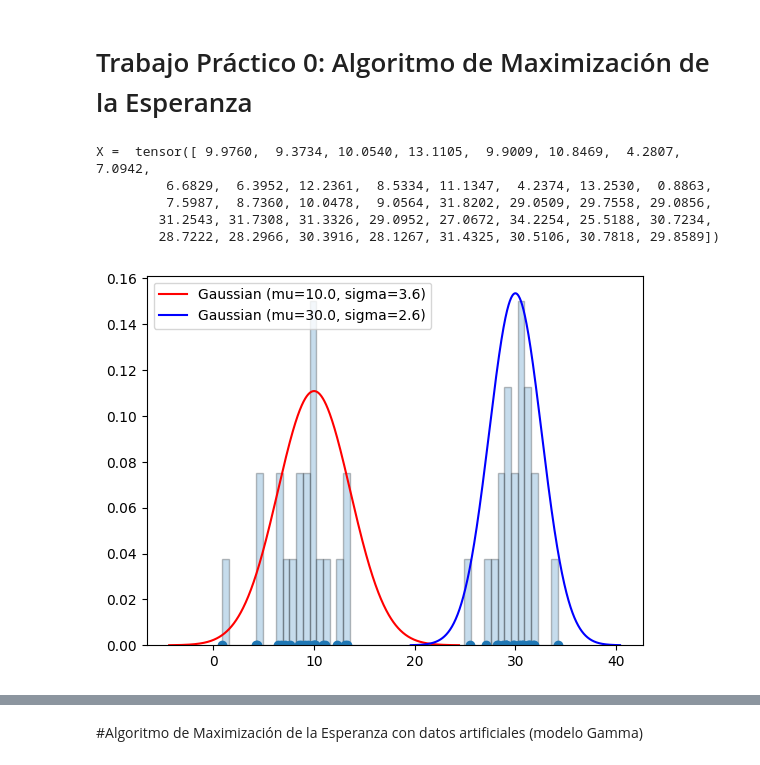
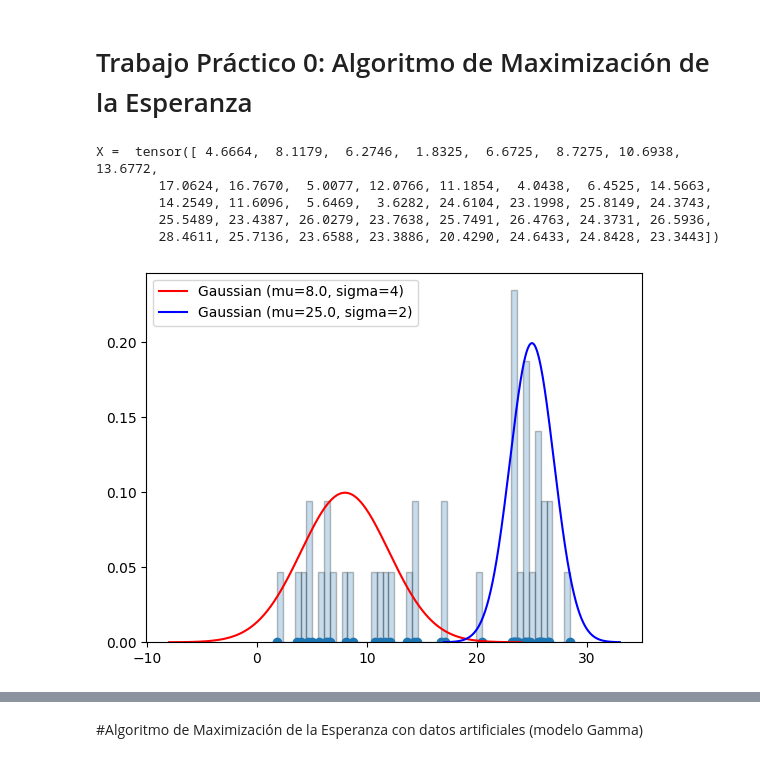
Before and after one commit to BRJMM/AprendizajeAutomatico, a Jupyter notebook: TrabajoPractico0/Trabajo_práctico_0_Algoritmo_de_Maximización_de_la_Esperanza.ipynb, the cells around one changed output, grey strips where cells are left out. Cells and saved outputs as stored; diff of their text form; code cells hidden in the pictures.

```diff
--- a/TrabajoPractico0/Trabajo_práctico_0_Algoritmo_de_Maximización_de_la_Esperanza.ipynb
+++ b/TrabajoPractico0/Trabajo_práctico_0_Algoritmo_de_Maximización_de_la_Esperanza.ipynb
@@ -38,38 +38,38 @@ def plot(X, mu1, sigma1, mu2, sigma2, title=''):
 # Trabajo Práctico 0: Algoritmo de Maximización de la Esperanza
 # %%
 n = 20
-mu1 = 10.0
-sigma1 = 3.6
-mu2 = 30.0
-sigma2 = 2.6
+mu1 = 8.0
+sigma1 = 4
+mu2 = 25.0
+sigma2 = 2
 
 # 1)
 # Generates data that follows two 2gaussian distributions based on a set of parameters.
 def generate_data(n, mu1, sigma1, mu2, sigma2):
 
   # Generate distributions
   normal_dist1 = torch.distributions.Normal(torch.tensor([mu1]), torch.tensor([sigma1]))
   normal_dist2 = torch.distributions.Normal(torch.tensor([mu2]), torch.tensor([sigma2]))
 
   # Take a sample from each dist
   gaussian_sample1 = normal_dist1.sample((n,1)).squeeze()
   gaussian_sample2 = normal_dist2.sample((n,1)).squeeze()
 
   # Concatenate the 2 samples
   X =  torch.cat((gaussian_sample1, gaussian_sample2))
   return X
 
 X = generate_data(n, mu1, sigma1, mu2, sigma2)
 print('X = ', X)
 
 plot(X, mu1, sigma1, mu2, sigma2)
 # %% [output]
-X =  tensor([ 9.9760,  9.3734, 10.0540, 13.1105,  9.9009, 10.8469,  4.2807,  7.0942,
-         6.6829,  6.3952, 12.2361,  8.5334, 11.1347,  4.2374, 13.2530,  0.8863,
-         7.5987,  8.7360, 10.0478,  9.0564, 31.8202, 29.0509, 29.7558, 29.0856,
-        31.2543, 31.7308, 31.3326, 29.0952, 27.0672, 34.2254, 25.5188, 30.7234,
-        28.7222, 28.2966, 30.3916, 28.1267, 31.4325, 30.5106, 30.7818, 29.8589])
+X =  tensor([ 4.6664,  8.1179,  6.2746,  1.8325,  6.6725,  8.7275, 10.6938, 13.6772,
+        17.0624, 16.7670,  5.0077, 12.0766, 11.1854,  4.0438,  6.4525, 14.5663,
+        14.2549, 11.6096,  5.6469,  3.6282, 24.6104, 23.1998, 25.8149, 24.3743,
+        25.5489, 23.4387, 26.0279, 23.7638, 25.7491, 26.4763, 24.3731, 26.5936,
+        28.4611, 25.7136, 23.6588, 23.3886, 20.4290, 24.6433, 24.8428, 23.3443])
-[figure, old version]
+[figure, new version]
 # %%
 # 2)
 def init_random_parameters(k=2, range=50):
```
Also changed, not shown: parts of 13 cells of this notebook.
